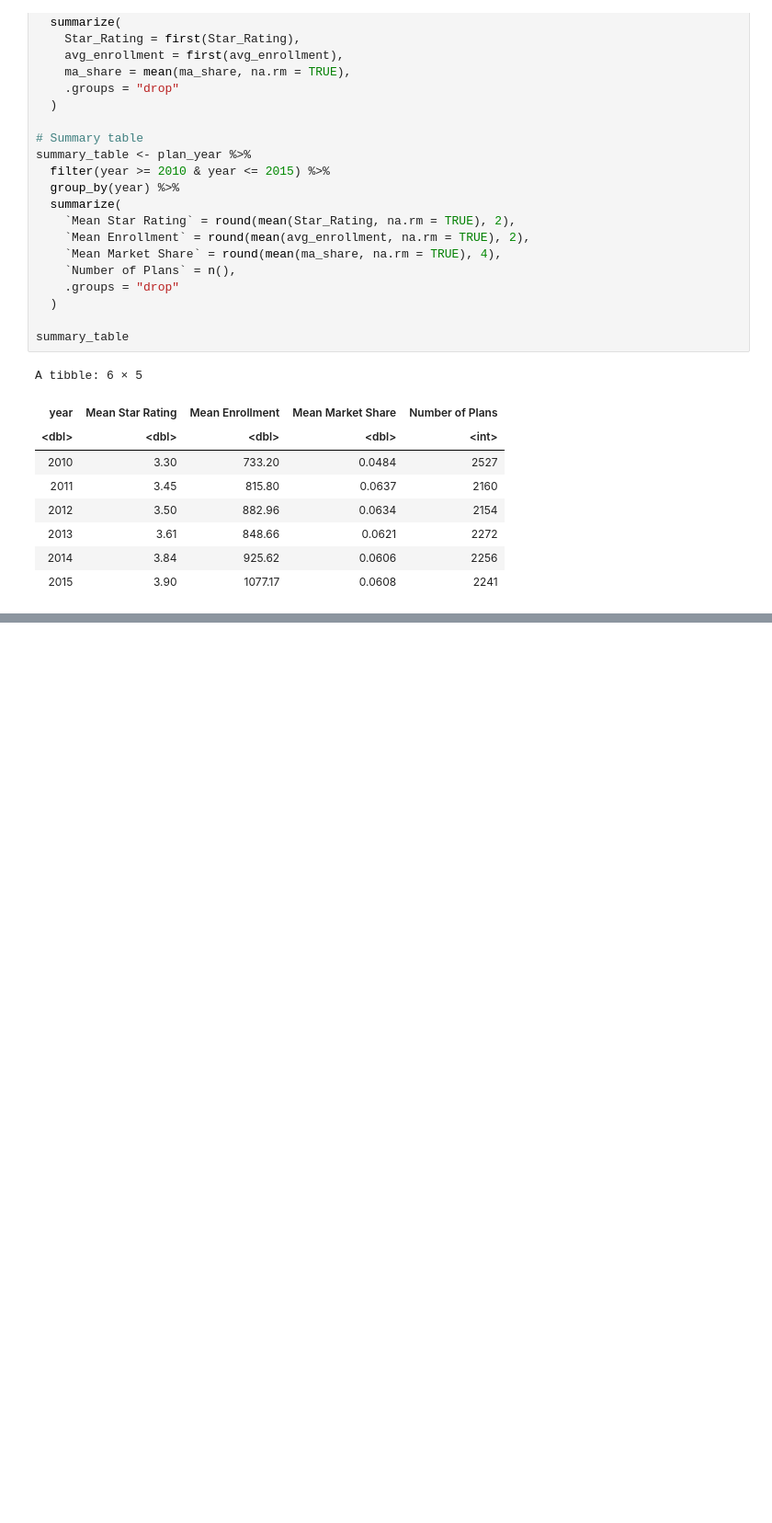
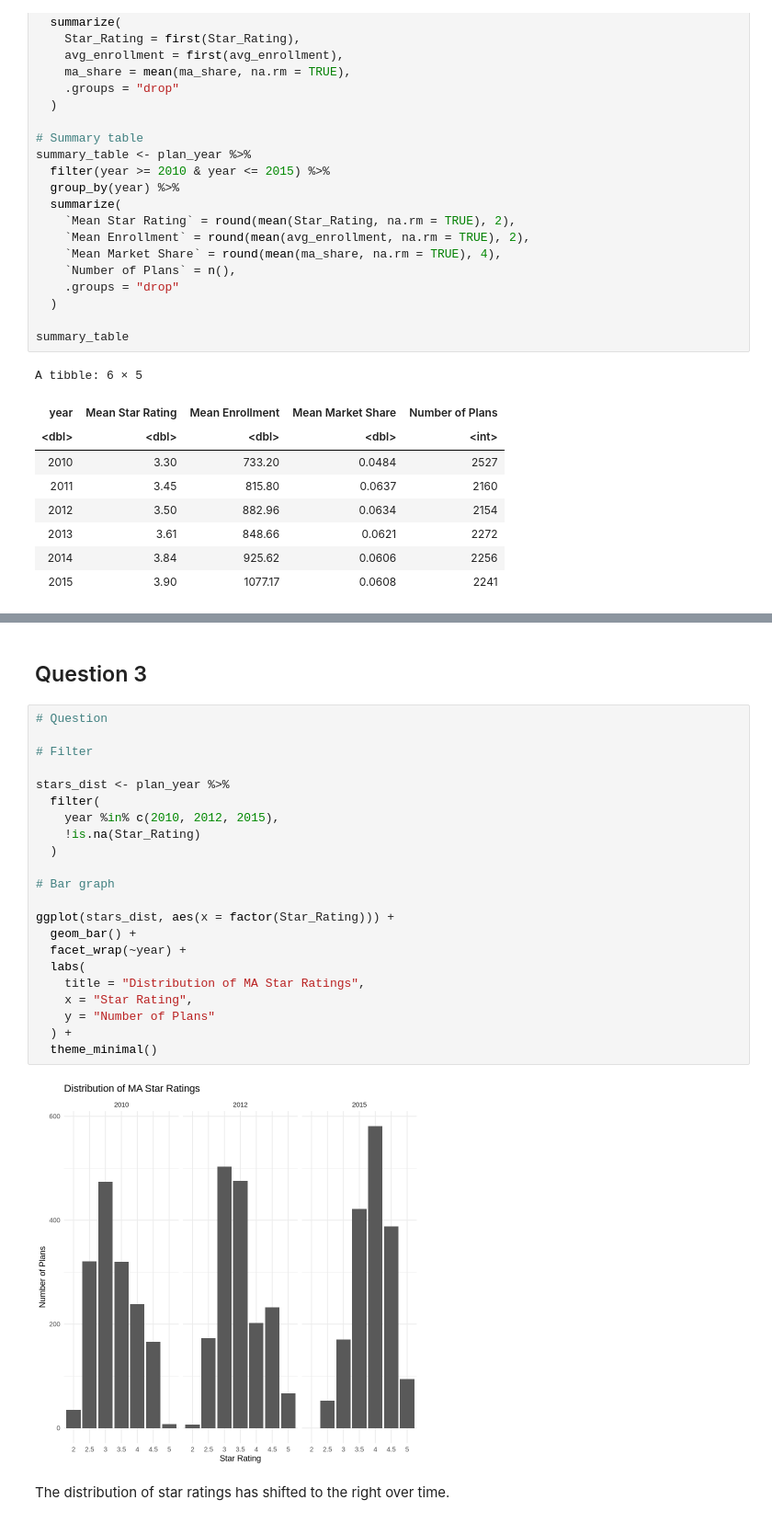
Before and after one commit to claireh481/hwk3, a Jupyter notebook: 3.1/3.1analysis.ipynb, the cells around one changed output, grey strips where cells are left out. Shown at 92% size. Drawn from its saved outputs; the diff is of its cells as text; blank space fills up the shorter version.

```diff
--- a/3.1/3.1analysis.ipynb
+++ b/3.1/3.1analysis.ipynb
@@ -82,0 +114,28 @@ A tibble: 6 × 5
+# %% [markdown]
+## Question 3
+# %%
+# Question
+
+# Filter
+
+stars_dist <- plan_year %>%
+  filter(
+    year %in% c(2010, 2012, 2015),
+    !is.na(Star_Rating)
+  )
+
+# Bar graph
+
+ggplot(stars_dist, aes(x = factor(Star_Rating))) +
+  geom_bar() +
+  facet_wrap(~year) +
+  labs(
+    title = "Distribution of MA Star Ratings",
+    x = "Star Rating",
+    y = "Number of Plans"
+  ) +
+  theme_minimal()
+# %% [output]
+[figure, added]
+# %% [markdown]
+The distribution of star ratings has shifted to the right over time.
```
Also changed, not shown: parts of 21 cells of this notebook.
